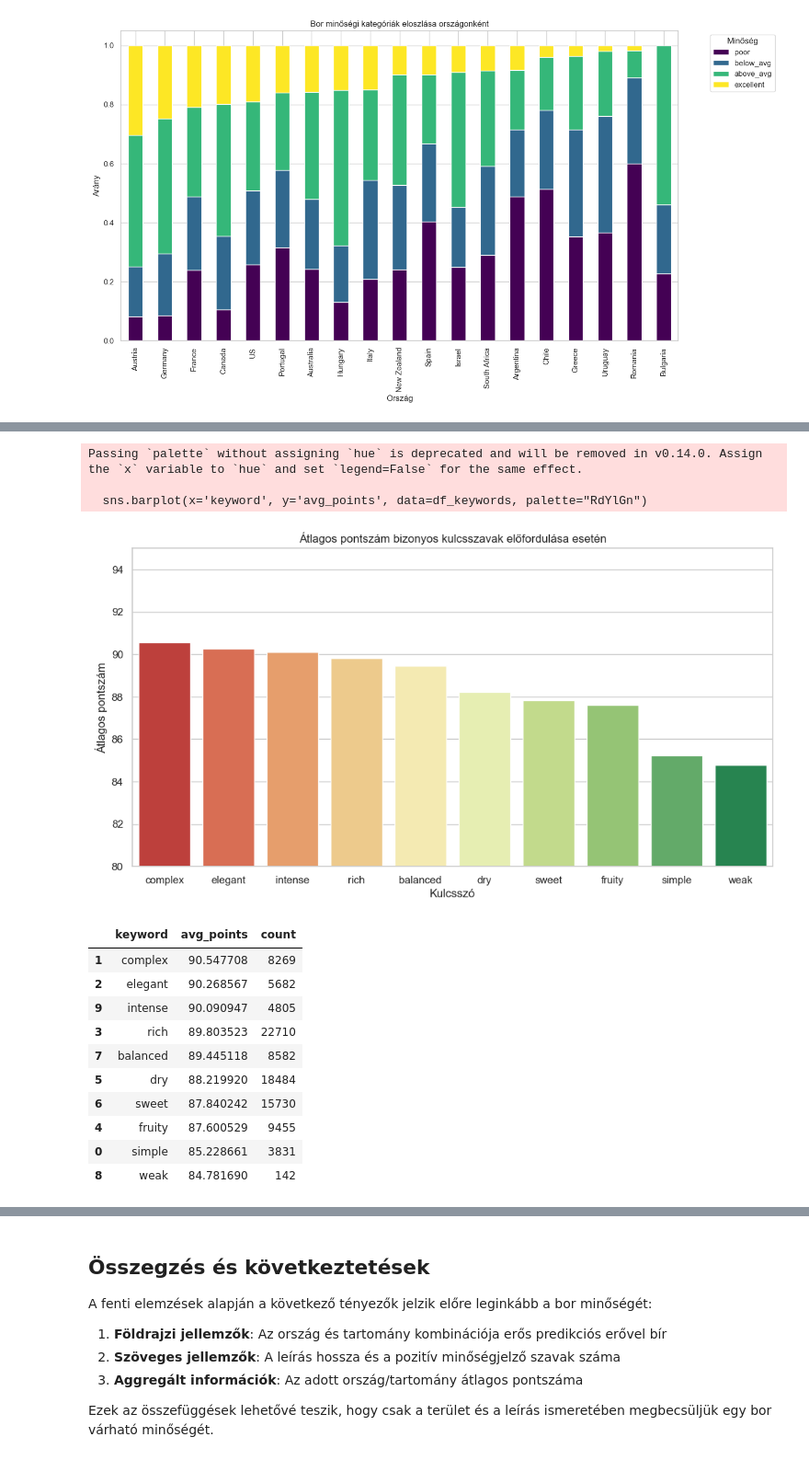
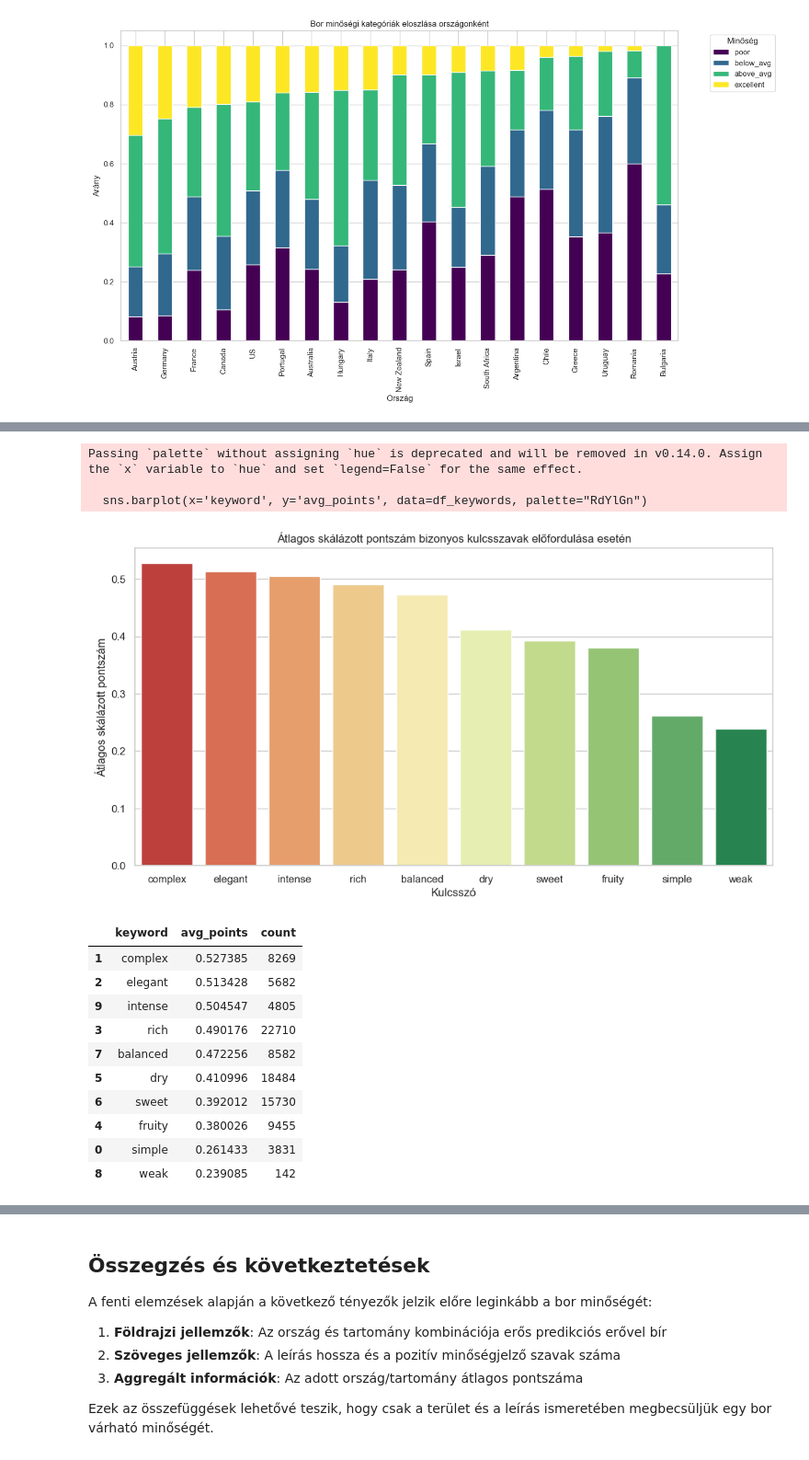
Before and after one commit to lego111Aron/Adattudomany-Projektmunka, a Jupyter notebook: Analize.ipynb, the cells around one changed output, grey strips where cells are left out. Shown at 92% size. Cells and saved outputs as stored; diff of their text form; code cells hidden in the pictures.

```diff
--- a/Analize.ipynb
+++ b/Analize.ipynb
@@ -218,45 +219,46 @@ Name: points, dtype: float64
 # %%
 # 5. Kulcsszavak keresése a leírásban (Szövegbányászat alapok)
 # Mivel a 'description' mező szöveges, keressünk benne olyan szavakat, amik utalhatnak a minőségre.
 
 keywords = ['simple', 'complex', 'elegant', 'rich', 'fruity', 'dry', 'sweet', 'balanced', 'weak', 'intense']
 keyword_stats = []
 
 for word in keywords:
     # Megnézzük azokat a sorokat, ahol szerepel a szó (kis/nagybetű nem számít)
     mask = df_categorized['description'].str.contains(word, case=False, na=False)
     if mask.sum() > 0:
-        avg_score = df_categorized.loc[mask, 'points'].astype(int).mean()
+        # Skálázott pontszámot használunk
+        avg_score = df_categorized.loc[mask, 'points_scaled'].mean()
         count = mask.sum()
         keyword_stats.append({'keyword': word, 'avg_points': avg_score, 'count': count})
 
 df_keywords = pd.DataFrame(keyword_stats).sort_values(by='avg_points', ascending=False)
 
 plt.figure(figsize=(12, 6))
 sns.barplot(x='keyword', y='avg_points', data=df_keywords, palette="RdYlGn")
-plt.ylim(80, 95) # A skála szűkítése a különbségek kiemelésére
-plt.title('Átlagos pontszám bizonyos kulcsszavak előfordulása esetén')
-plt.ylabel('Átlagos pontszám')
+# plt.ylim(80, 95) # Eltávolítva, mert skálázott adatokat használunk
+plt.title('Átlagos skálázott pontszám bizonyos kulcsszavak előfordulása esetén')
+plt.ylabel('Átlagos skálázott pontszám')
 plt.xlabel('Kulcsszó')
 plt.show()
 
 display(df_keywords)
 # %% [output]
 Passing `palette` without assigning `hue` is deprecated and will be removed in v0.14.0. Assign the `x` variable to `hue` and set `legend=False` for the same effect.
 
   sns.barplot(x='keyword', y='avg_points', data=df_keywords, palette="RdYlGn")
-[figure, old version]
+[figure, new version]
 |  | keyword | avg_points | count |
-| 1 | complex | 90.547708 | 8269 |
-| 2 | elegant | 90.268567 | 5682 |
-| 9 | intense | 90.090947 | 4805 |
-| 3 | rich | 89.803523 | 22710 |
-| 7 | balanced | 89.445118 | 8582 |
-| 5 | dry | 88.219920 | 18484 |
-| 6 | sweet | 87.840242 | 15730 |
-| 4 | fruity | 87.600529 | 9455 |
-| 0 | simple | 85.228661 | 3831 |
-| 8 | weak | 84.781690 | 142 |
+| 1 | complex | 0.527385 | 8269 |
+| 2 | elegant | 0.513428 | 5682 |
+| 9 | intense | 0.504547 | 4805 |
+| 3 | rich | 0.490176 | 22710 |
+| 7 | balanced | 0.472256 | 8582 |
+| 5 | dry | 0.410996 | 18484 |
+| 6 | sweet | 0.392012 | 15730 |
+| 4 | fruity | 0.380026 | 9455 |
+| 0 | simple | 0.261433 | 3831 |
+| 8 | weak | 0.239085 | 142 |
 # %%
 # 4. Leírás hossza és a Pontszám kapcsolata
 # Hipotézis: A kritikusok többet írnak azokról a borokról, amelyeket jobbnak találnak.
```
Also changed, not shown: parts of 11 cells of this notebook.
